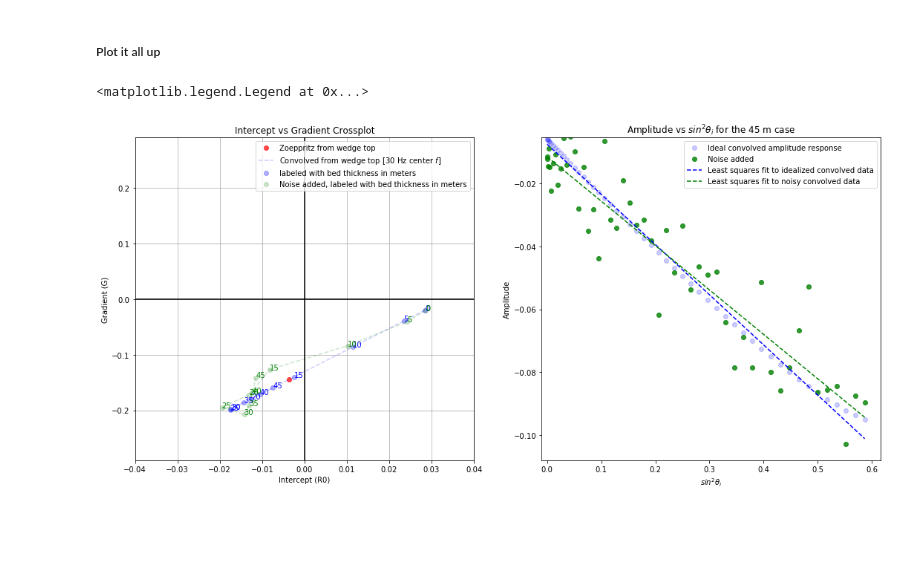
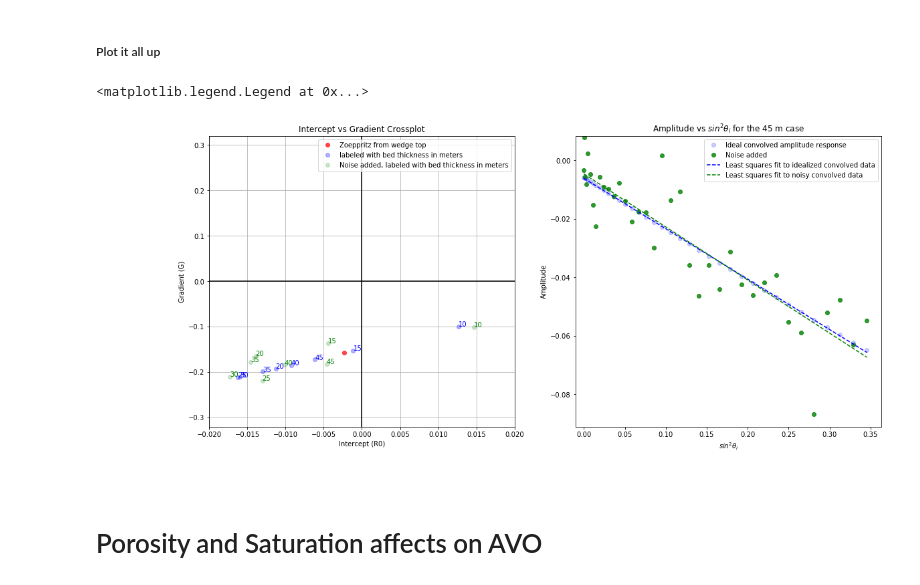
Before and after one commit to tccw/geotools, a Jupyter notebook: AVOtutorial.ipynb, the cells around one changed output. Cells and saved outputs as stored; diff of their text form; code cells hidden in the pictures; blank space fills up the shorter version.

```diff
--- a/AVOtutorial.ipynb
+++ b/AVOtutorial.ipynb
@@ -331,7 +240,7 @@ An important parameter here which is not present in the other approximations is
 ##### Define parameters for a two layer model
 # %%
 thetaMax = 91
-vp,vs,rho = ([[2438,2600],[1006,1700],[2250,1850]])
+vp,vs,rho = np.array([[2438.,2600.],[1006.,1700.],[2250.,1850.]])
 # %%
 def akiRich(vp,vs,rho,thetaMax):
 
@@ -746,11 +728,11 @@ vp_mod = [4016.0, 4219.0, 4255.0]  # P-wave velocity (m/s)
 vs_mod = [2123.0, 2544.0, 2262.0]  # S-wave velocity (m/s)
 rho_mod= [2.615, 2.479, 2.621]         # Density (g/cc)
 
-thickness = 40.0  # vertical thickness of layer 2 in metres
-
+thickness = 17.0  # vertical thickness of layer 2 in metres
+calcApparentThickness = 'no'
 #   Angle range for incident rays
 theta1_min = 0.0    # best to leave this set to zero
-theta1_max = 50.0
+theta1_max = 36.0
 theta1_step= 1.0
 
 
@@ -1107,9 +805,10 @@ for angle in range(0, nangles):
 
     #   To calculate apparent thickness of layer 2 based on incidence angle
     #   uncomment the following three rows (e.g. ray-synthetics)
-    #p = ray_param(vp_mod[0], angle)
-    #angle2 = math.degrees(math.asin(p*vp_mod[1]))
-    #dz_app = thickness/math.cos(math.radians(angle2))
+    if calcApparentThickness == 'yes':
+        p = ray_param(vp_mod[0], angle)
+        angle2 = math.degrees(math.asin(p*vp_mod[1]))
+        dz_app = thickness/math.cos(math.radians(angle2))
 
     #   Calculate interface depths
     z_int = [500.0]
@@ -1421,7 +1120,7 @@ for i in range(10):
     Yconv = np.array(line1)
     Yconv = Yconv.reshape((ntrc, 1))
     #add a bit of noise
-    YconvNoisy = np.random.normal(0,np.std(Yconv)/3,len(theta))
+    YconvNoisy = np.random.normal(0,np.std(Yconv)/2,len(np.arange(theta1_max+1)))
     YconvNoisy = YconvNoisy.reshape((len(YconvNoisy),1))+Yconv
 
 
@@ -1451,44 +1150,43 @@ plt.figure(figsize = (18,8))
 ax1 = plt.subplot(121)
 
 ax1.plot(Azoep[0],Azoep[1],'ro',alpha = 0.7, label = 'Zoeppritz from wedge top')
-ax1.plot(AconvTunedIntercept, AconvTunedGradient, 'b--',alpha = 0.2, label = 'Convolved from wedge top [' +
-         str(int(wvlt_cfreq)) + r' Hz center $f$]')
+#ax1.plot(AconvTunedIntercept, AconvTunedGradient, 'b--',alpha = 0.2, label = 'Convolved from wedge top [' +
+         #str(int(wvlt_cfreq)) + r' Hz center $f$]')
 ax1.plot(AconvTunedIntercept, AconvTunedGradient, 'bo', alpha = 0.3, label = 'labeled with bed thickness in meters')
-ax1.plot(AconvTunedInterceptNoise, AconvTunedGradientNoise, 'g--',alpha = 0.2)
+#ax1.plot(AconvTunedInterceptNoise, AconvTunedGradientNoise, 'g--',alpha = 0.2)
 ax1.plot(AconvTunedInterceptNoise, AconvTunedGradientNoise, 'go', alpha = 0.2, label = 'Noise added, labeled with bed thickness in meters')
 ax1.set_xlim(np.round(-Azoep[0]*10,2),np.round(Azoep[0]*10,2))
 ax1.set_ylim(np.round(-Azoep[1]*2,2),np.round(Azoep[1]*2,2))
 ax1.invert_yaxis()
 ax1.invert_xaxis()
 ax1.set_xlabel('Intercept (R0)')
 ax1.set_ylabel('Gradient (G)')
 ax1.set_title('Intercept vs Gradient Crossplot')
 ax1.axvline(x=0,color = 'k')
 ax1.axhline(y=0,color = 'k')
 ax1.legend()
 ax1.grid()
 for i, txt in enumerate(n):
     ax1.annotate(txt, (AconvTunedIntercept[i],AconvTunedGradient[i]),color = 'blue', fontsize = 'medium')
 for i, txt in enumerate(n):
     ax1.annotate(txt, (AconvTunedInterceptNoise[i],AconvTunedGradientNoise[i]), color = 'green', fontsize = 'medium')
 
 axisbuffer = 1.05
 
 ax2 = plt.subplot(122)
-#ax3 = ax2.twiny()
-#a = np.arange(theta1_max)
 
-ax2.plot(sinsqtheta,Yconv,'bo', label = 'Ideal convolved amplitude response', alpha = 0.2)
-ax2.plot(sinsqtheta,YconvNoisy,'go', label = 'Noise added', alpha = 0.8 )
+ax2.plot(sintheta2,Yconv,'bo', label = 'Ideal convolved amplitude response', alpha = 0.2)
+ax2.plot(sintheta2,YconvNoisy,'go', label = 'Noise added', alpha = 0.8 )
 ax2.set_ylim(np.min(YconvNoisy)*axisbuffer,np.max(YconvNoisy)*axisbuffer)
-ax2.set_xlim(-0.01,np.max(sinsqtheta)*axisbuffer)
+ax2.set_xlim(-0.01,np.max(sintheta2)*axisbuffer)
 ax2.set_ylabel('Amplitude')
 ax2.set_xlabel(r'$sin^{2}\theta_i$') # r sets the string input to raw so that LaTex formatting will be read properly
 ax2.set_title(r'Amplitude vs $sin^2\theta_i$ for the ' + str(int(thickness)) + ' m case')
-ax2.plot(sinsqtheta, sinsqtheta*Aconv[1] + Aconv[0], 'b--', label = 'Least squares fit to idealized convolved data')
-ax2.plot(sinsqtheta, sinsqtheta*AconvNoisy[1] + AconvNoisy[0],'g--', label = 'Least squares fit to noisy convolved data')
-#ax3.set_xlim
+ax2.plot(sintheta2, sintheta2*Aconv[1] + Aconv[0], 'b--', label = 'Least squares fit to idealized convolved data')
+ax2.plot(sintheta2, sintheta2*AconvNoisy[1] + AconvNoisy[0],'g--', label = 'Least squares fit to noisy convolved data')
 ax2.legend()
 # %% [output]
 <matplotlib.legend.Legend at 0x...>
-[figure, old version]
+[figure, new version]
+# %% [markdown]
+# Porosity and Saturation affects on AVO
```
Also changed, not shown: parts of 23 cells of this notebook.
